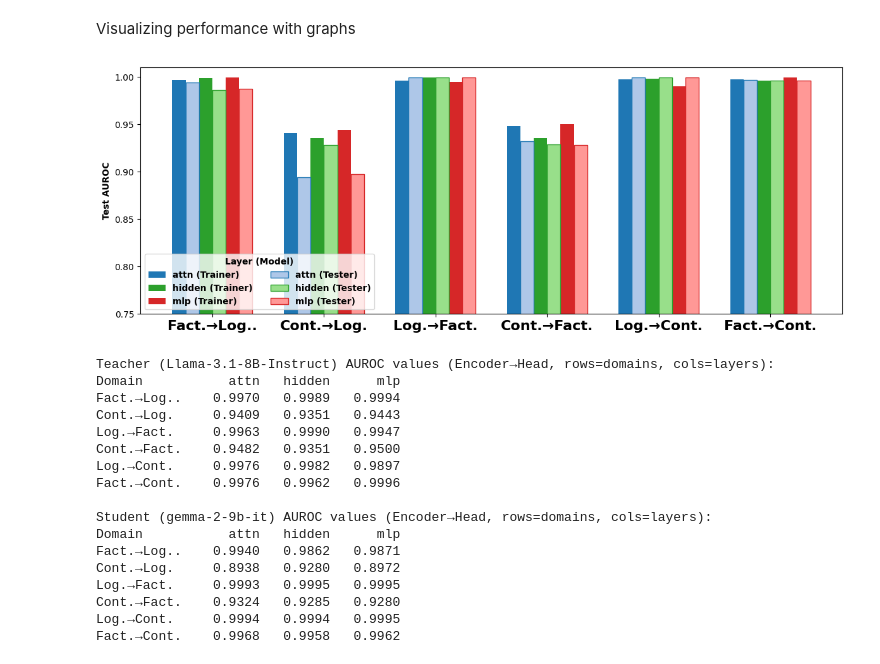
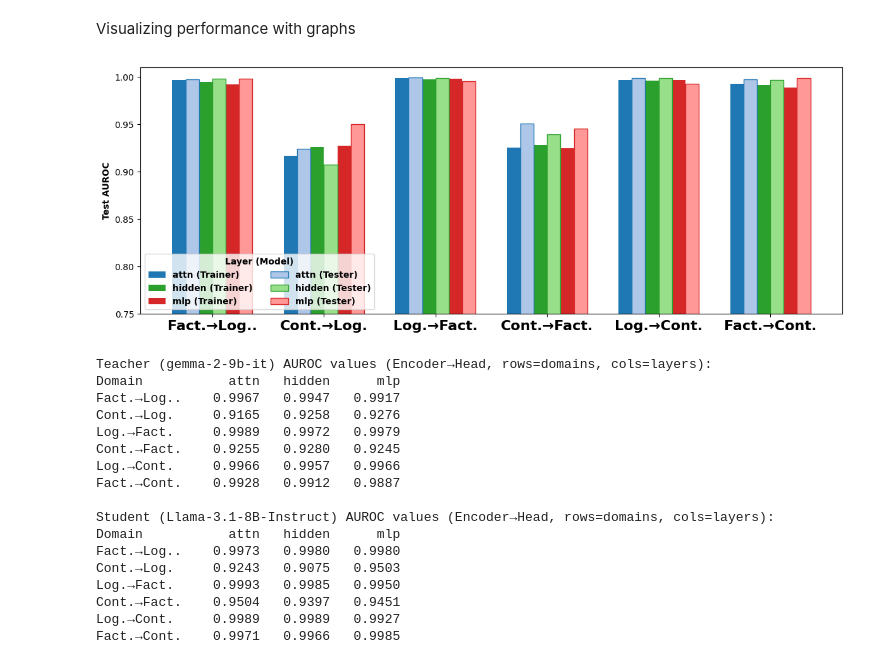
Before and after one commit to Fonty02/HallucinationDetection, a Jupyter notebook: notebooks/nonLinearApproach/approach3OneForAll/crossval.ipynb, the cells around one changed output. Cells and saved outputs as stored; diff of their text form; code cells hidden in the pictures.

```diff
--- a/notebooks/nonLinearApproach/approach3OneForAll/crossval.ipynb
+++ b/notebooks/nonLinearApproach/approach3OneForAll/crossval.ipynb
@@ -565,8 +565,8 @@ import json
 from pathlib import Path
 
 # Models - change these to switch teacher/student
-teacher_model = "Llama-3.1-8B-Instruct"
-student_model = "gemma-2-9b-it"
+teacher_model = "gemma-2-9b-it"
+student_model = "Llama-3.1-8B-Instruct"
 
 # Short names for display
 model_short = {
@@ -643,48 +643,48 @@ for i, layer in enumerate(layers):
 # Plot student bars (lighter, adjacent to teacher)
 for i, layer in enumerate(layers):
     offset = (i - 1) * width * 2 + width/2
     ax.bar(x + offset, data_student[:, i], width, label=f'{layer} (Tester)', color=colors_student[i], edgecolor=colors_teacher[i], linewidth=1)
 
 ax.set_xticks(x)
 ax.set_xticklabels(domains, rotation=0, ha="center", fontsize=16, fontweight='bold')
 ax.set_ylabel("Test AUROC", fontweight='bold')
 # Dynamically set y-axis limits based on data
 all_values = np.concatenate([data_teacher.flatten(), data_student.flatten()])
 all_values = all_values[all_values > 0]  # Exclude zeros (missing data)
 y_min = 0.75  # Round down to nearest 0.05
 ax.set_ylim(y_min, 1.01)
 ax.legend(title="Layer (Model)", fontsize=10, ncol=2, loc='lower left',
           prop={'weight': 'bold'}, title_fontproperties={'weight': 'bold'})
 plt.tight_layout()
 plt.savefig(f"fig_cross_domain_{teacher_model}_to_{student_model}.pdf")
 plt.show()
 
 # Print the data matrix for reference
 print(f"\nTeacher ({teacher_model}) AUROC values (Encoder→Head, rows=domains, cols=layers):")
 print(f"{'Domain':<12} " + " ".join(f"{l:>8}" for l in layers))
 for i, domain in enumerate(domains):
     print(f"{domain:<12} " + " ".join(f"{data_teacher[i,j]:>8.4f}" for j in range(len(layers))))
 
 print(f"\nStudent ({student_model}) AUROC values (Encoder→Head, rows=domains, cols=layers):")
 print(f"{'Domain':<12} " + " ".join(f"{l:>8}" for l in layers))
 for i, domain in enumerate(domains):
     print(f"{domain:<12} " + " ".join(f"{data_student[i,j]:>8.4f}" for j in range(len(layers))))
 # %% [output]
-[figure, old version]
+[figure, new version]
-Teacher (Llama-3.1-8B-Instruct) AUROC values (Encoder→Head, rows=domains, cols=layers):
+Teacher (gemma-2-9b-it) AUROC values (Encoder→Head, rows=domains, cols=layers):
 Domain           attn   hidden      mlp
-Fact.→Log..    0.9970   0.9989   0.9994
-Cont.→Log.     0.9409   0.9351   0.9443
-Log.→Fact.     0.9963   0.9990   0.9947
-Cont.→Fact.    0.9482   0.9351   0.9500
-Log.→Cont.     0.9976   0.9982   0.9897
-Fact.→Cont.    0.9976   0.9962   0.9996
+Fact.→Log..    0.9967   0.9947   0.9917
+Cont.→Log.     0.9165   0.9258   0.9276
+Log.→Fact.     0.9989   0.9972   0.9979
+Cont.→Fact.    0.9255   0.9280   0.9245
+Log.→Cont.     0.9966   0.9957   0.9966
+Fact.→Cont.    0.9928   0.9912   0.9887
 
-Student (gemma-2-9b-it) AUROC values (Encoder→Head, rows=domains, cols=layers):
+Student (Llama-3.1-8B-Instruct) AUROC values (Encoder→Head, rows=domains, cols=layers):
 Domain           attn   hidden      mlp
-Fact.→Log..    0.9940   0.9862   0.9871
-Cont.→Log.     0.8938   0.9280   0.8972
-Log.→Fact.     0.9993   0.9995   0.9995
-Cont.→Fact.    0.9324   0.9285   0.9280
-Log.→Cont.     0.9994   0.9994   0.9995
-Fact.→Cont.    0.9968   0.9958   0.9962
+Fact.→Log..    0.9973   0.9980   0.9980
+Cont.→Log.     0.9243   0.9075   0.9503
+Log.→Fact.     0.9993   0.9985   0.9950
+Cont.→Fact.    0.9504   0.9397   0.9451
+Log.→Cont.     0.9989   0.9989   0.9927
+Fact.→Cont.    0.9971   0.9966   0.9985
```
Also changed, not shown: 2 other files.
